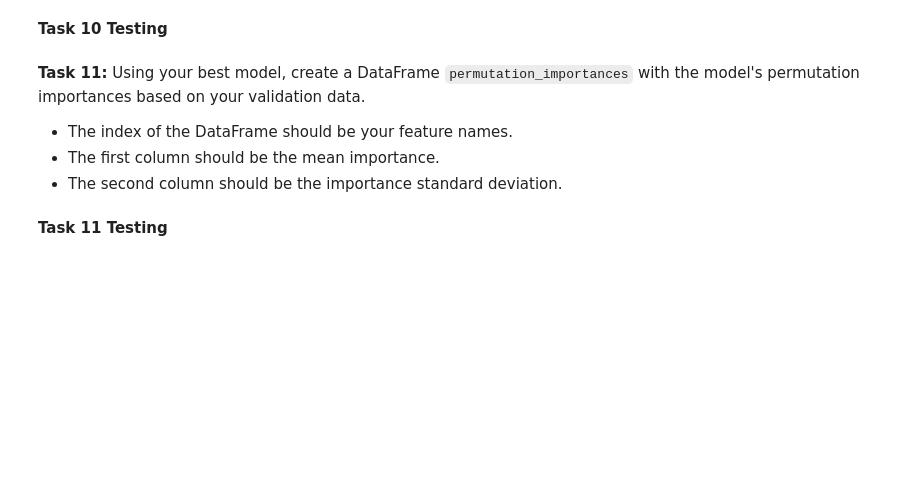
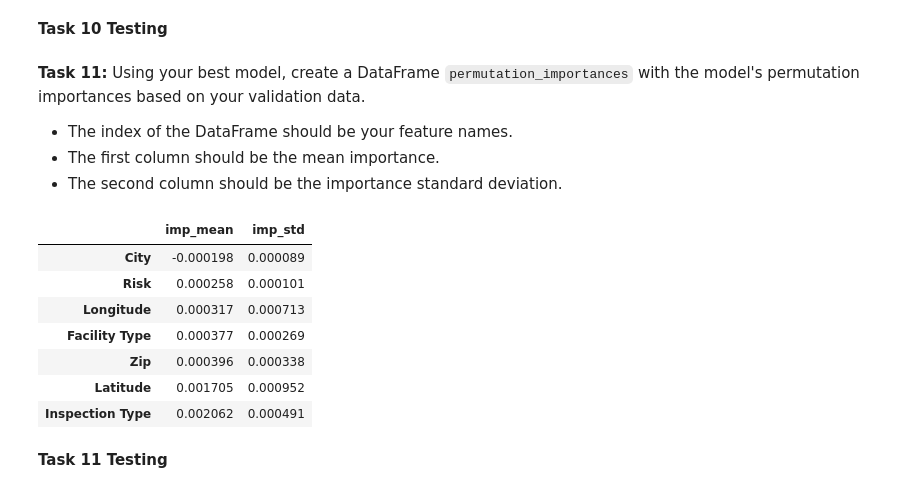
Before and after one commit to ayebaishmo/Predict-Chicago-Food-Inspections-, a Jupyter notebook: sprint_challenge/DS_Sprint_Challenge_23.ipynb, the cells around one changed output. Cells and saved outputs as stored; diff of their text form; code cells hidden in the pictures; blank space fills up the shorter version.

```diff
--- a/sprint_challenge/DS_Sprint_Challenge_23.ipynb
+++ b/sprint_challenge/DS_Sprint_Challenge_23.ipynb
@@ -164,3 +171,11 @@ raise NotImplementedError()
+# %%
+'''T5. Split dataset into training and validation sets.'''
+cuttoff = '2017-01-01'
+
+mask = X.index < cuttoff
+
+X_train, y_train = X.loc[mask], y.loc[mask]
+X_val, y_val = X.loc[~mask], y.loc[~mask]
 # %% [markdown]
 **Task 5 Testing**
 # %%
@@ -263,3 +326,20 @@ permutation_importances
+# %%
+'''T11. Create DataFrame of permutation importances.'''
+# YOUR CODE HERE
+from sklearn.inspection import permutation_importance
+perm_imp = permutation_importance(model_boost, X_val, y_val, random_state=42)
+data_perm = {'imp_mean': perm_imp['importances_mean'], 'imp_std': perm_imp['importances_std']}
+permutation_importances = pd.DataFrame(data_perm, index=X_val.columns).sort_values('imp_mean')
+permutation_importances
+# %% [output]
+|  | imp_mean | imp_std |
+| City | -0.000198 | 0.000089 |
+| Risk | 0.000258 | 0.000101 |
+| Longitude | 0.000317 | 0.000713 |
+| Facility Type | 0.000377 | 0.000269 |
+| Zip | 0.000396 | 0.000338 |
+| Latitude | 0.001705 | 0.000952 |
+| Inspection Type | 0.002062 | 0.000491 |
 # %% [markdown]
 **Task 11 Testing**
 # %%
```
Also changed, not shown: parts of 16 cells of this notebook.
